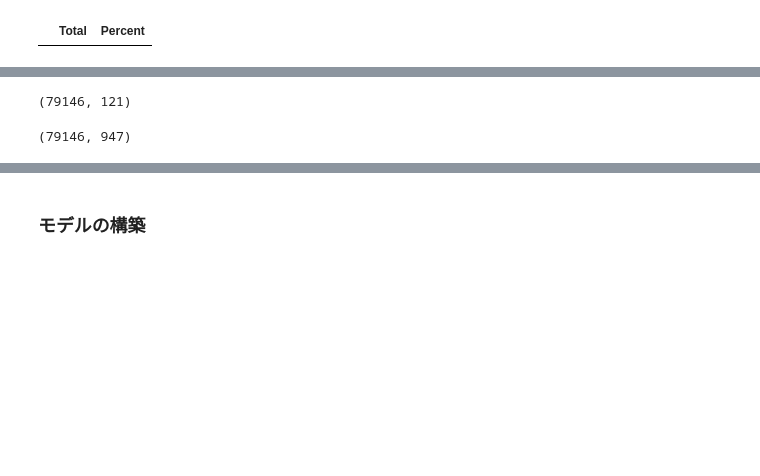
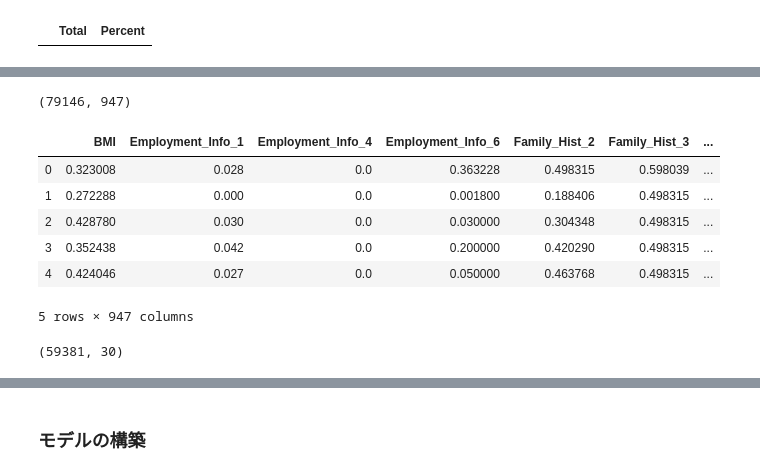
Before and after one commit to TakumiIwata/sample_notebook, a Jupyter notebook: life-insurance-assessment.ipynb, the cells around one changed output, grey strips where cells are left out. Saved outputs shown, nothing was run; the diff lists cells and outputs as text; code cells hidden in the pictures; blank space fills up the shorter version.

```diff
--- a/life-insurance-assessment.ipynb
+++ b/life-insurance-assessment.ipynb
@@ -417,0 +446,32 @@ missing_percentage(all_data)
+# %%
+# one-hot-vector化
+# カラムの値を 0 or 1で表すように変更する
+categorical=['Product_Info_1', 'Product_Info_2', 'Product_Info_3', 'Product_Info_5', 'Product_Info_6', 'Product_Info_7',
+             'Employment_Info_2', 'Employment_Info_3', 'Employment_Info_5', 'InsuredInfo_1', 'InsuredInfo_2', 'InsuredInfo_3',
+             'InsuredInfo_4', 'InsuredInfo_5', 'InsuredInfo_6', 'InsuredInfo_7', 'Insurance_History_1', 'Insurance_History_2',
+             'Insurance_History_3', 'Insurance_History_4', 'Insurance_History_7', 'Insurance_History_8', 'Insurance_History_9',
+             'Family_Hist_1', 'Medical_History_2', 'Medical_History_3', 'Medical_History_4', 'Medical_History_5', 'Medical_History_6',
+             'Medical_History_7', 'Medical_History_8', 'Medical_History_9', 'Medical_History_11', 'Medical_History_12',
+             'Medical_History_13', 'Medical_History_14', 'Medical_History_16', 'Medical_History_17', 'Medical_History_18',
+             'Medical_History_19', 'Medical_History_20', 'Medical_History_21', 'Medical_History_22', 'Medical_History_23',
+             'Medical_History_25', 'Medical_History_26', 'Medical_History_27', 'Medical_History_28', 'Medical_History_29',
+             'Medical_History_30', 'Medical_History_31', 'Medical_History_33', 'Medical_History_34', 'Medical_History_35',
+             'Medical_History_36', 'Medical_History_37', 'Medical_History_38', 'Medical_History_39',
+             'Medical_History_40', 'Medical_History_41']
+## Creating dummy variable
+final_features = pd.get_dummies(all_data, columns=categorical).reset_index(drop=True)
+final_features.shape
+# %% [output]
+(79146, 947)
+# %%
+# 例えば Medical_History_41 が Medical_History_41_1, Medical_History_41_2, Medical_History_41_3の3カラムになっている
+# これは1-3の3種の値を取りうる可能性があり、該当したカラムには1を、該当しなかったものには0を設定するようにしている
+final_features.head()
+# %% [output]
+|  | BMI | Employment_Info_1 | Employment_Info_4 | Employment_Info_6 | Family_Hist_2 | Family_Hist_3 | ... |
+| 0 | 0.323008 | 0.028 | 0.0 | 0.363228 | 0.498315 | 0.598039 | ... |
+| 1 | 0.272288 | 0.000 | 0.0 | 0.001800 | 0.188406 | 0.498315 | ... |
+| 2 | 0.428780 | 0.030 | 0.0 | 0.030000 | 0.304348 | 0.498315 | ... |
+| 3 | 0.352438 | 0.042 | 0.0 | 0.200000 | 0.420290 | 0.498315 | ... |
+| 4 | 0.424046 | 0.027 | 0.0 | 0.050000 | 0.463768 | 0.498315 | ... |
+5 rows × 947 columns
@@ -418,23 +502,4 @@ missing_percentage(all_data)
 # %%
-all_data.shape
+X.shape
 # %% [output]
-(79146, 121)
+(59381, 30)
-# %%
-# one-hot-vector化
-categorical=['Product_Info_1', 'Product_Info_2', 'Product_Info_3', 'Product_Info_5', 'Product_Info_6', 'Product_Info_7',
-             'Employment_Info_2', 'Employment_Info_3', 'Employment_Info_5', 'InsuredInfo_1', 'InsuredInfo_2', 'InsuredInfo_3',
-             'InsuredInfo_4', 'InsuredInfo_5', 'InsuredInfo_6', 'InsuredInfo_7', 'Insurance_History_1', 'Insurance_History_2',
-             'Insurance_History_3', 'Insurance_History_4', 'Insurance_History_7', 'Insurance_History_8', 'Insurance_History_9',
-             'Family_Hist_1', 'Medical_History_2', 'Medical_History_3', 'Medical_History_4', 'Medical_History_5', 'Medical_History_6',
-             'Medical_History_7', 'Medical_History_8', 'Medical_History_9', 'Medical_History_11', 'Medical_History_12',
-             'Medical_History_13', 'Medical_History_14', 'Medical_History_16', 'Medical_History_17', 'Medical_History_18',
-             'Medical_History_19', 'Medical_History_20', 'Medical_History_21', 'Medical_History_22', 'Medical_History_23',
-             'Medical_History_25', 'Medical_History_26', 'Medical_History_27', 'Medical_History_28', 'Medical_History_29',
-             'Medical_History_30', 'Medical_History_31', 'Medical_History_33', 'Medical_History_34', 'Medical_History_35',
-             'Medical_History_36', 'Medical_History_37', 'Medical_History_38', 'Medical_History_39',
-             'Medical_History_40', 'Medical_History_41']
-## Creating dummy variable
-final_features = pd.get_dummies(all_data, columns=categorical).reset_index(drop=True)
-final_features.shape
-# %% [output]
-(79146, 947)
```
Also changed, not shown: parts of 40 cells of this notebook.
